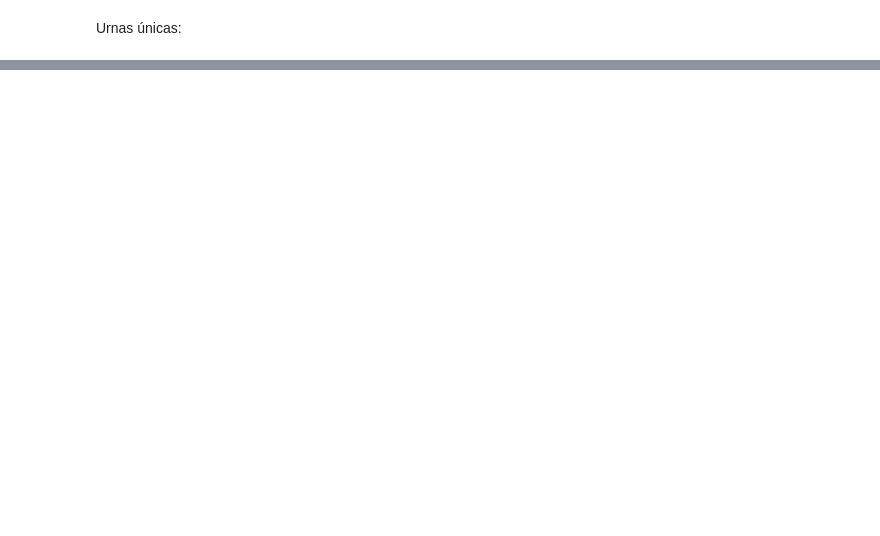
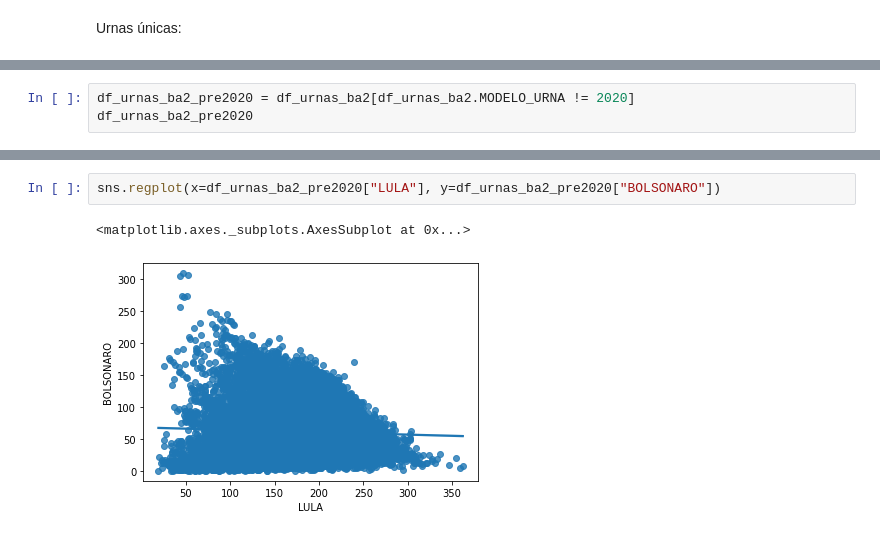
Before and after one commit to flribeiro/eleicoes2022, a Jupyter notebook: FLR_Eleicoes_2022_BR.ipynb, the cells around one changed output, grey strips where cells are left out. Drawn from its saved outputs; the diff is of its cells as text; blank space fills up the shorter version.

```diff
--- a/FLR_Eleicoes_2022_BR.ipynb
+++ b/FLR_Eleicoes_2022_BR.ipynb
@@ -442,0 +696,3 @@ sns.regplot(x=df_urnas_ba_pre2020["LULA"], y=df_urnas_ba_pre2020["BOLSONARO"])
+# %%
+df_urnas_ba2_pre2020 = df_urnas_ba2[df_urnas_ba2.MODELO_URNA != 2020]
+df_urnas_ba2_pre2020
@@ -442,0 +720,5 @@ sns.regplot(x=df_urnas_ba_pre2020["LULA"], y=df_urnas_ba_pre2020["BOLSONARO"])
+# %%
+sns.regplot(x=df_urnas_ba2_pre2020["LULA"], y=df_urnas_ba2_pre2020["BOLSONARO"])
+# %% [output]
+<matplotlib.axes._subplots.AxesSubplot at 0x...>
+[figure, added]
```
Also changed, not shown: parts of 62 cells of this notebook.
